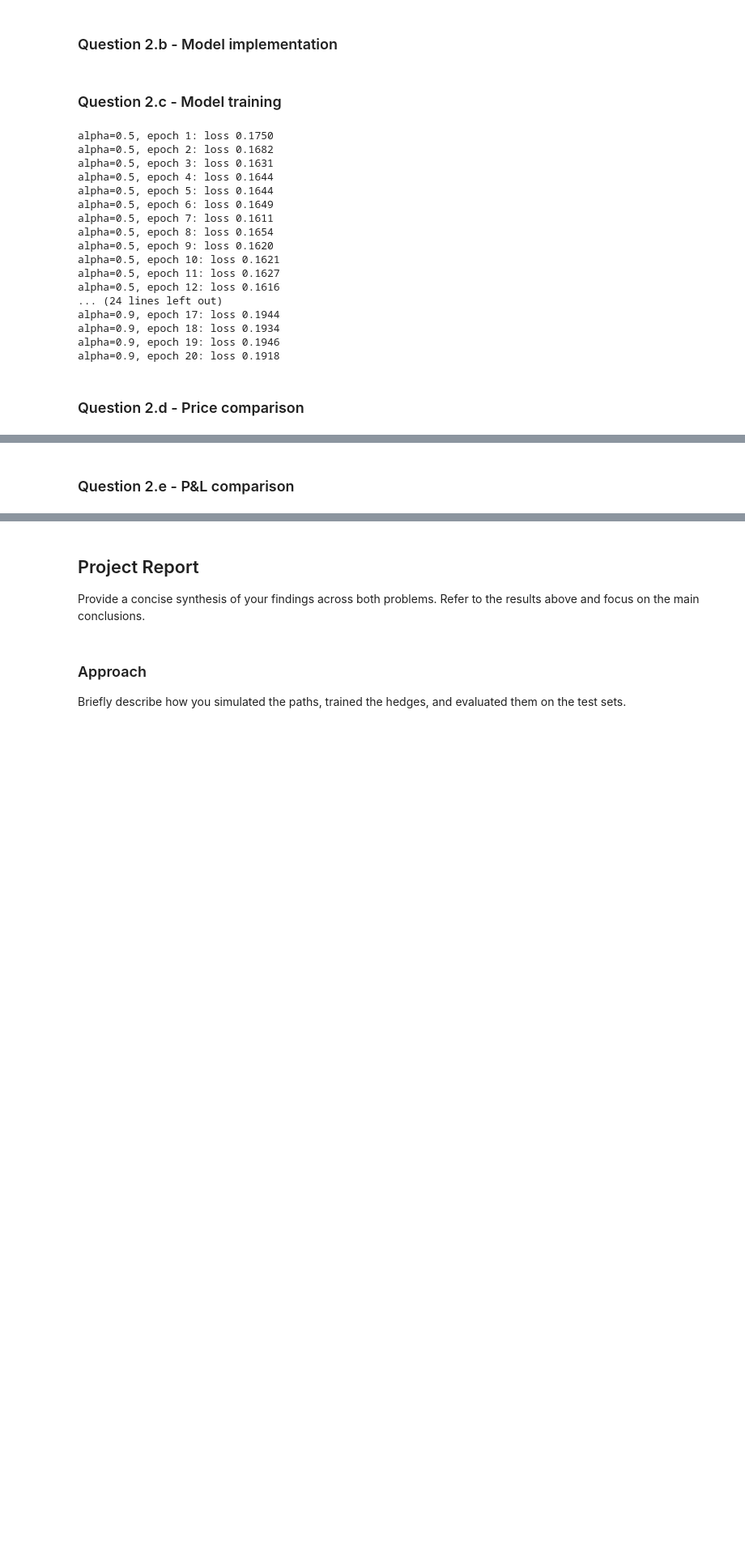
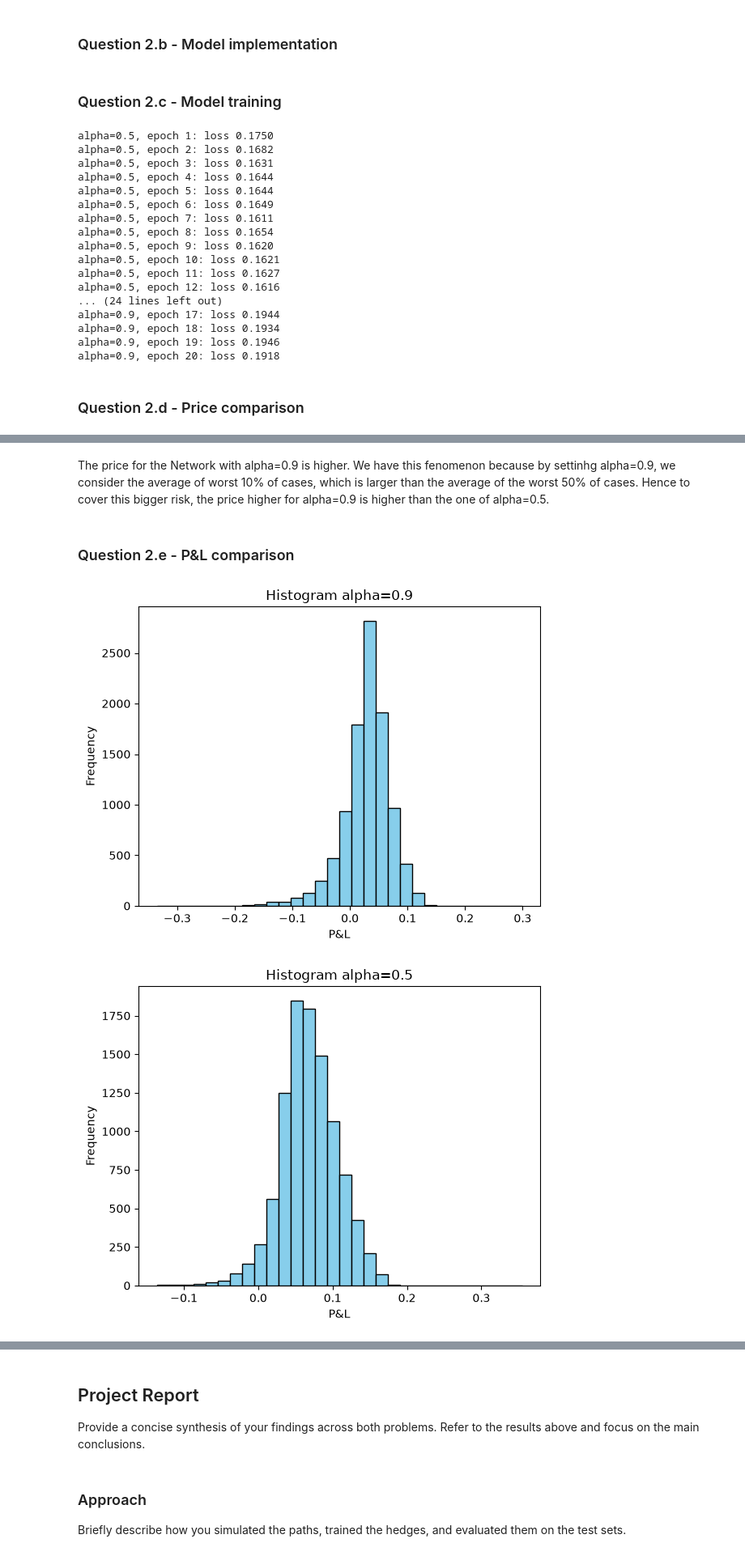
Before and after one commit to minieden/MachineLearningInFinanceProjects, a Jupyter notebook: MLFP3/template3.ipynb, the cells around one changed output, grey strips where cells are left out. Shown at 81% size. Saved outputs shown, nothing was run; the diff lists cells and outputs as text; code cells hidden in the pictures; blank space fills up the shorter version.

```diff
--- a/MLFP3/template3.ipynb
+++ b/MLFP3/template3.ipynb
@@ -427,19 +437,16 @@ K = 1.0
 nEpochs = 20
 loader = DataLoader(TensorDataset(S_trainTorch, V_trainTorch), batch_size=1000, shuffle=True)
 
-# The holdings depend on the current weights, so they must be recomputed on every batch during training.
-def computeHoldings(networks, S, V):
-    holdings = [None] * N
 
-    for i in range(N):
-        holdings[i] = networks[i](torch.stack([S[:, i], V[:, i]], dim = 1))
 
-    return torch.cat(holdings, dim=1)
+def gains(nets,S,V):
+    return (computeHoldings(nets, S, V) * (S[:, 1:] - S[:, :-1])).sum(dim=1)
+
+def X(nets,S,V):
+    return torch.relu(S[:, -1] - K) - gains(nets,S,V)
 
 def avarLoss(nets, w, S, V, alpha):
-    gains = (computeHoldings(nets, S, V) * (S[:, 1:] - S[:, :-1])).sum(dim=1)
-    X = torch.relu(S[:, -1] - K) - gains
-    return w + torch.relu(X - w).mean() / (1 - alpha)
+    return w + torch.relu(X(nets,S,V) - w).mean() / (1 - alpha)
 
 def train(alpha):
     networksCopy = copy.deepcopy(networks)
@@ -487,5 +494,12 @@ alpha=0.9, epoch 20: loss 0.1918
 # %%
 # Freeze each trained model and its threshold w.
 # Evaluate equation (6) on the same 10,000 test paths to estimate each price p.
+S_TestTorch=torch.from_numpy(S_test).float()
+V_TestTorch=torch.from_numpy(S_test).float()
+p05=avarLoss(networksAlpha05,w05,S_TestTorch,V_TestTorch,0.5)
+p09=avarLoss(networksAlpha09,w09,S_TestTorch,V_TestTorch,0.9)
 # Print p for alpha=0.5 and alpha=0.9.
+print (f"alpha=0.5,loss={p05}")
+print (f"alpha=0.9,loss={p09}")
+
 # Explain which price is higher and why.
@@ -492,7 +509,28 @@ alpha=0.9, epoch 20: loss 0.1918
+# %% [markdown]
+The price for the Network with alpha=0.9 is higher. We have this fenomenon because by settinhg alpha=0.9, we consider the average of worst 10% of cases, which is larger than the average of the worst 50% of cases. Hence to cover this bigger risk, the price higher for alpha=0.9 is higher than the one of alpha=0.5.
 # %% [markdown]
 ### Question 2.e - P&L comparison
 # %%
+import matplotlib.pyplot as plt
 # Compute test P&L for alpha=0.5 and alpha=0.9.
 # Use the same test paths for both models.
+
+PL05=(p05-X(networksAlpha05,S_TestTorch,V_TestTorch)).detach().numpy()
+PL09=(p09-X(networksAlpha09,S_TestTorch,V_TestTorch)).detach().numpy()
 # Plot both P&L histograms with comparable axes and binning.
+plt.hist(PL05,bins=30,color='skyblue',edgecolor='black')
+plt.title('Histogram alpha=0.9')
+plt.xlabel('P&L')
+plt.ylabel('Frequency')
+plt.show()
+plt.hist(PL09,bins=30,color='skyblue',edgecolor='black')
+plt.title('Histogram alpha=0.5')
+plt.xlabel('P&L')
+plt.ylabel('Frequency')
+plt.show()
 # Print the empirical mean and standard deviation for each distribution.
+print (f"alpha=0.5,empirical mean={PL05.mean()},standard deviation={PL05.std()}")
+print (f"alpha=0.9,empirical mean={PL09.mean()},standard deviation={PL09.std()}")
+# %% [output]
+[figure, added]
+[figure, added]
```
Also changed, not shown: parts of 3 cells of this notebook.
